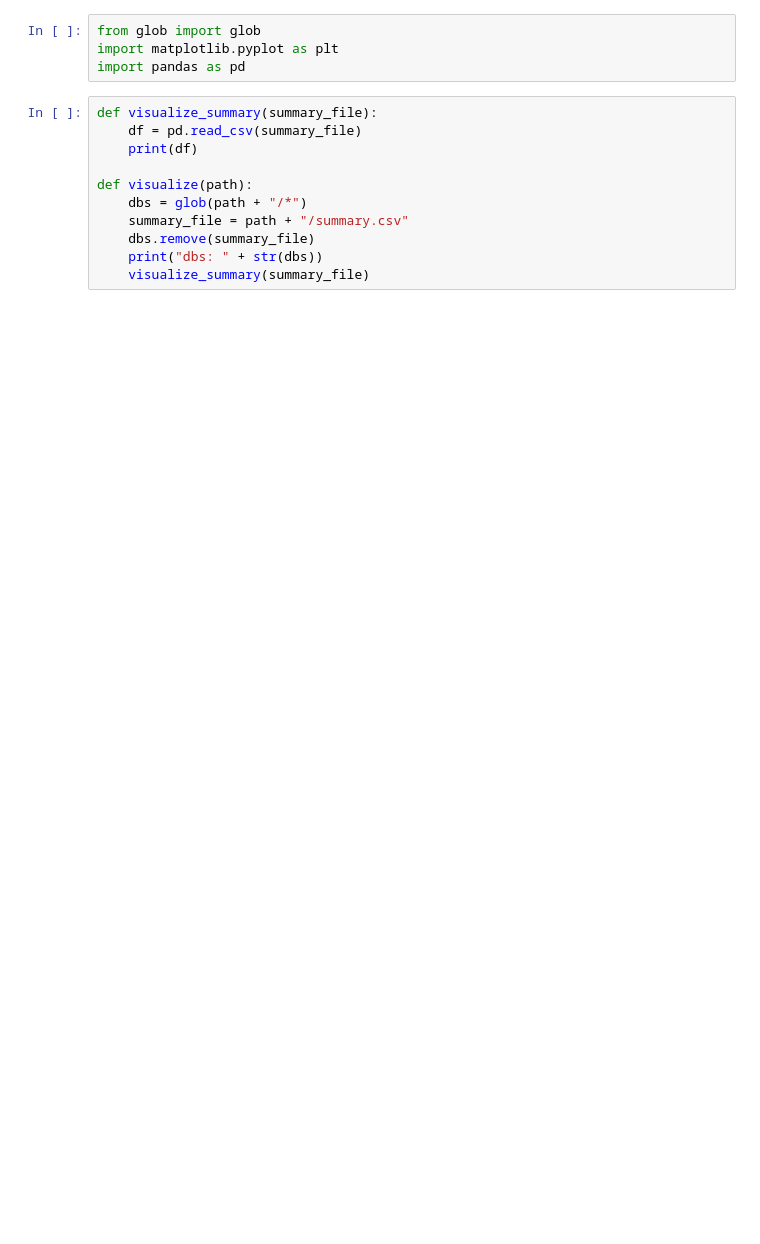
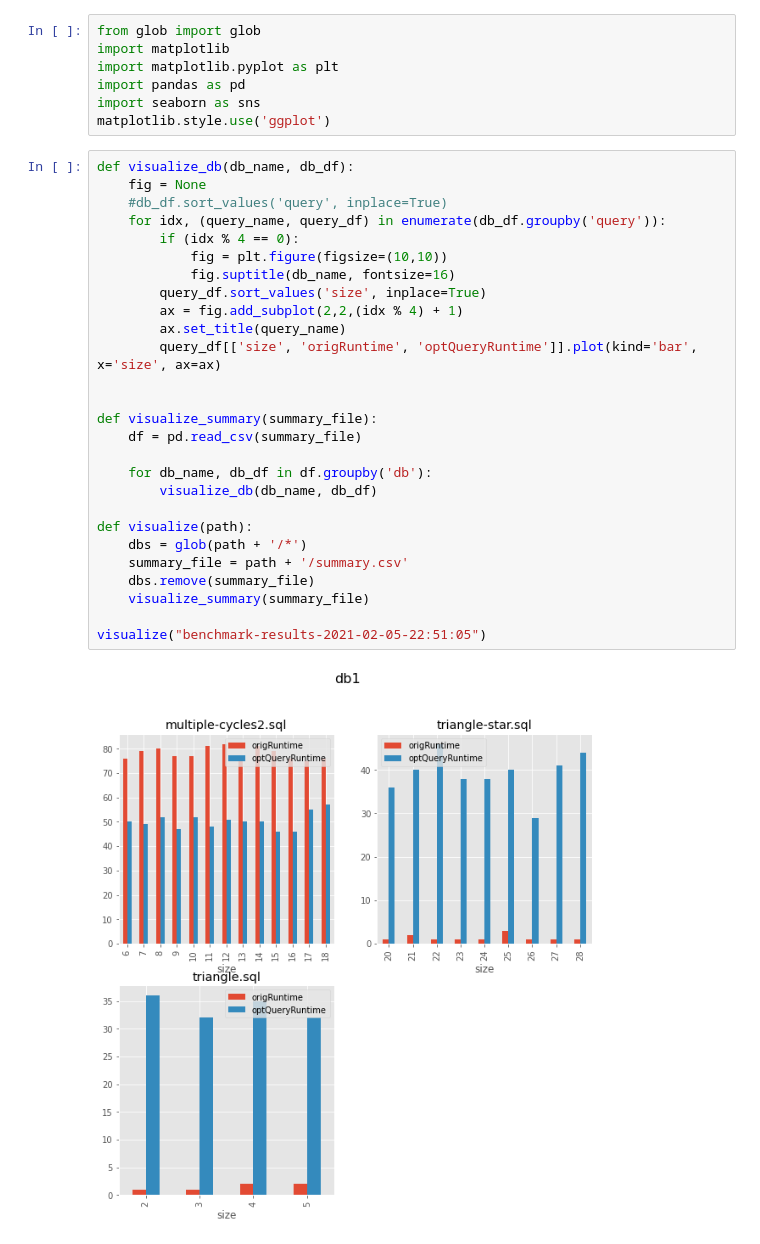
Before and after one commit to arselzer/HTQueryOptimizer, a Jupyter notebook: visualize.ipynb, the cells around one changed output. Saved outputs shown, nothing was run; the diff lists cells and outputs as text; blank space fills up the shorter version.

```diff
--- a/visualize.ipynb
+++ b/visualize.ipynb
@@ -1,15 +1,36 @@
 # %%
 from glob import glob
+import matplotlib
 import matplotlib.pyplot as plt
 import pandas as pd
+import seaborn as sns
+matplotlib.style.use('ggplot')
-# %%
-def visualize_summary(summary_file):
-    df = pd.read_csv(summary_file)
-    print(df)
-
-def visualize(path):
-    dbs = glob(path + "/*")
-    summary_file = path + "/summary.csv"
-    dbs.remove(summary_file)
-    print("dbs: " + str(dbs))
-    visualize_summary(summary_file)
+# %%
+def visualize_db(db_name, db_df):
+    fig = None
+    #db_df.sort_values('query', inplace=True)
+    for idx, (query_name, query_df) in enumerate(db_df.groupby('query')):
+        if (idx % 4 == 0):
+            fig = plt.figure(figsize=(10,10))
+            fig.suptitle(db_name, fontsize=16)
+        query_df.sort_values('size', inplace=True)
+        ax = fig.add_subplot(2,2,(idx % 4) + 1)
+        ax.set_title(query_name)
+        query_df[['size', 'origRuntime', 'optQueryRuntime']].plot(kind='bar', x='size', ax=ax)
+
+
+def visualize_summary(summary_file):
+    df = pd.read_csv(summary_file)
+
+    for db_name, db_df in df.groupby('db'):
+        visualize_db(db_name, db_df)
+
+def visualize(path):
+    dbs = glob(path + '/*')
+    summary_file = path + '/summary.csv'
+    dbs.remove(summary_file)
+    visualize_summary(summary_file)
+
+visualize("benchmark-results-2021-02-05-22:51:05")
+# %% [output]
+[figure, added]
```
Also changed, not shown: parts of 2 cells of this notebook, 58 other files.
